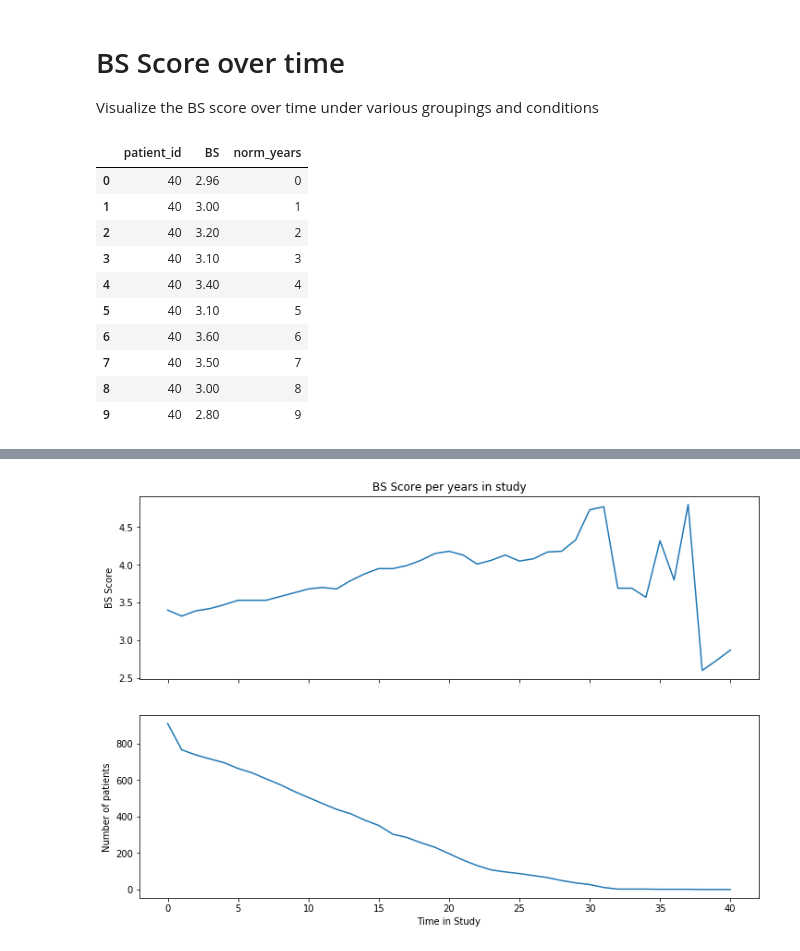
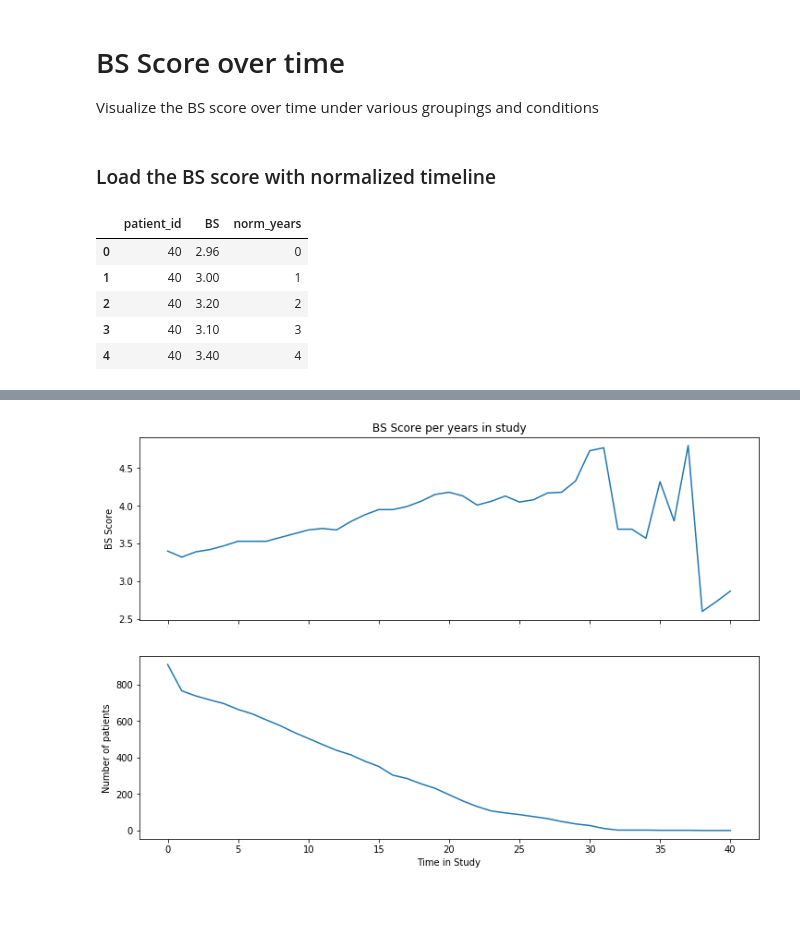
Before and after one commit to Rendiere/as-analysis, a Jupyter notebook: bs-over-time.ipynb, the cells around one changed output, grey strips where cells are left out. Drawn from its saved outputs; the diff is of its cells as text; code cells hidden in the pictures; blank space fills up the shorter version.

```diff
--- a/bs-over-time.ipynb
+++ b/bs-over-time.ipynb
@@ -8,18 +8,15 @@ import seaborn as sns
 from matplotlib import pyplot as plt
 
 %matplotlib inline
+# %% [markdown]
+### Load the BS score with normalized timeline
 # %%
 normed_bs_df = pd.read_excel('data/bs_normed_full.xls')
-normed_bs_df.head(10)
+normed_bs_df.head()
 # %% [output]
 |  | patient_id | BS | norm_years |
 | 0 | 40 | 2.96 | 0 |
 | 1 | 40 | 3.00 | 1 |
 | 2 | 40 | 3.20 | 2 |
 | 3 | 40 | 3.10 | 3 |
 | 4 | 40 | 3.40 | 4 |
-| 5 | 40 | 3.10 | 5 |
-| 6 | 40 | 3.60 | 6 |
-| 7 | 40 | 3.50 | 7 |
-| 8 | 40 | 3.00 | 8 |
-| 9 | 40 | 2.80 | 9 |
```
Also changed, not shown: parts of 5 cells of this notebook, 3 other files.
